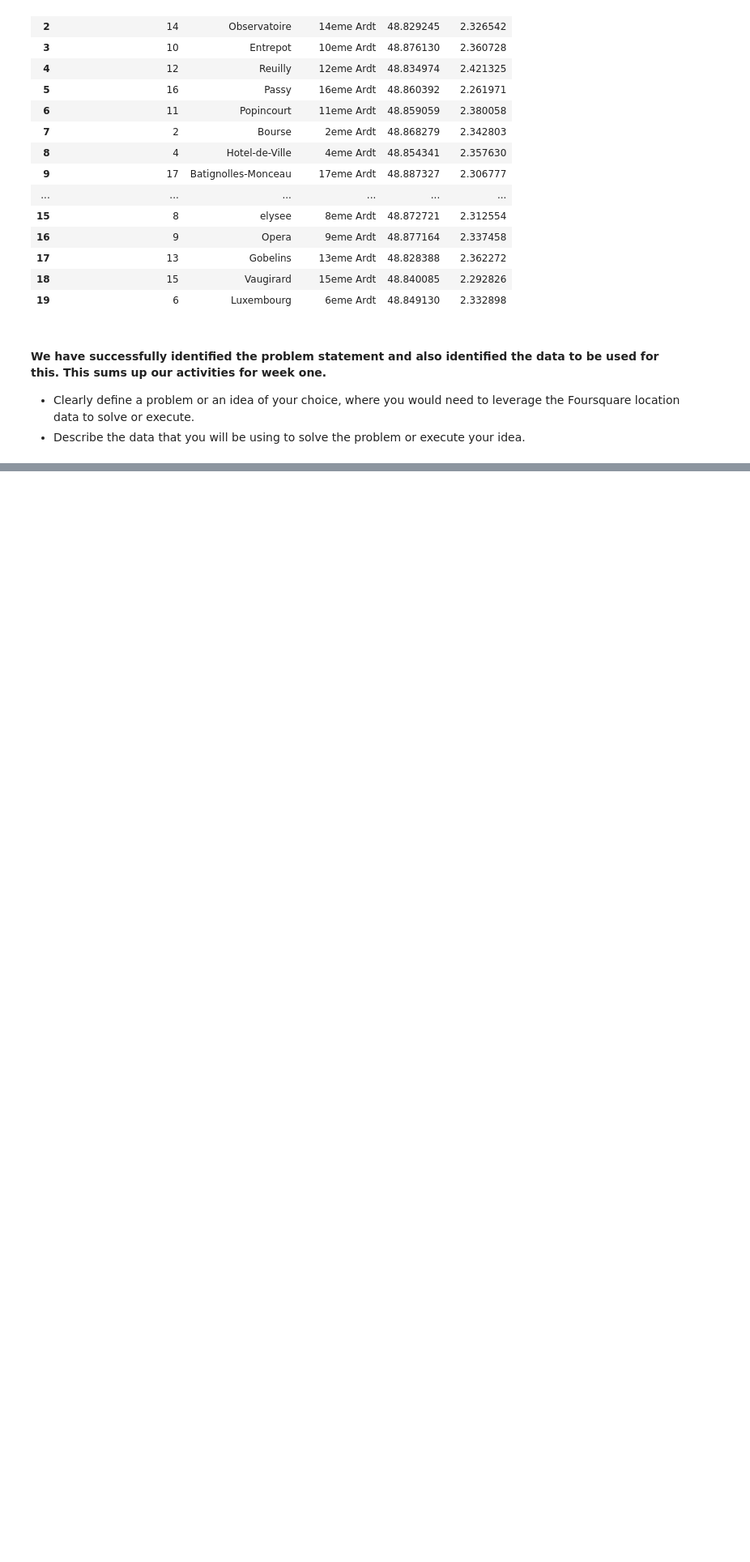
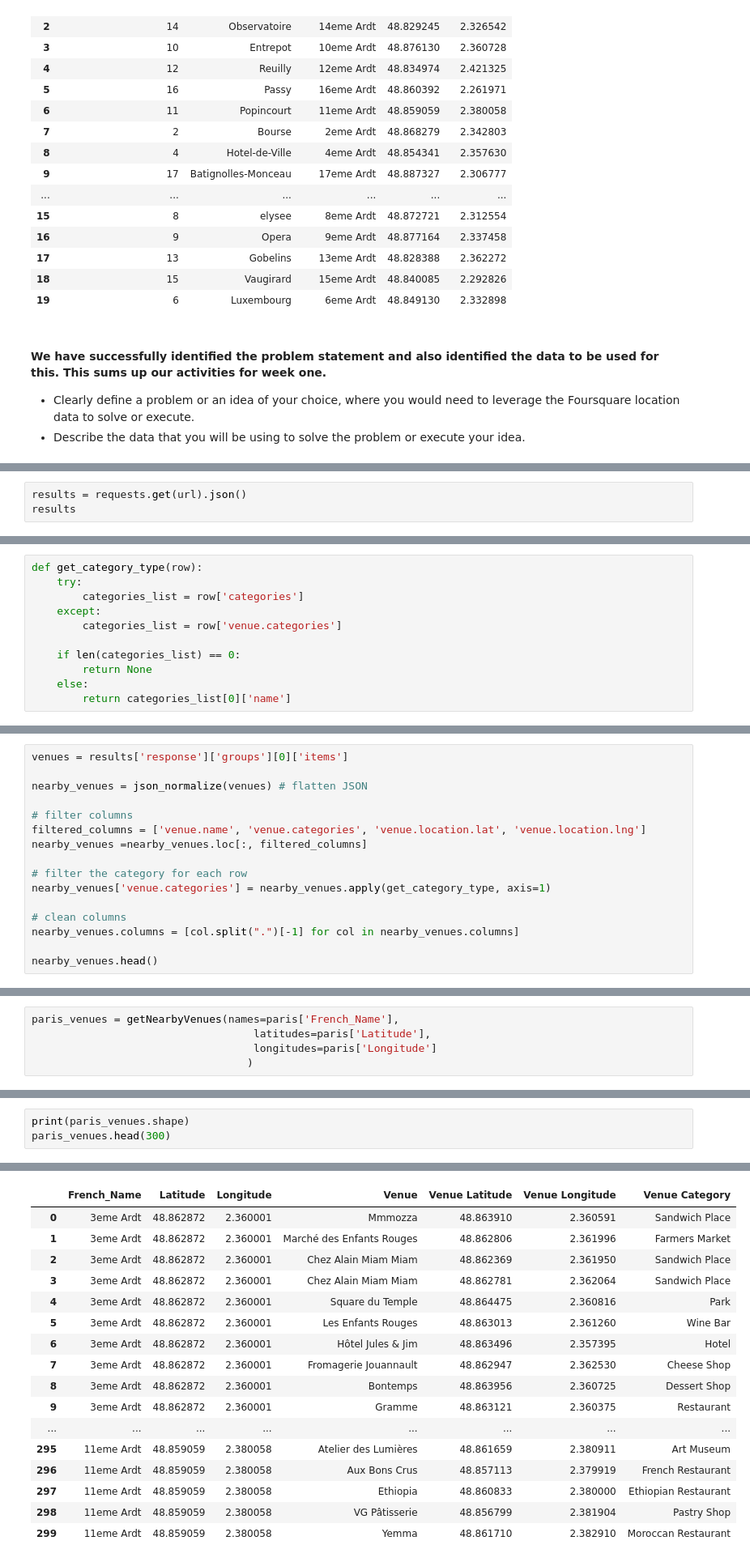
Before and after one commit to olaniyisinet/Coursera_Capstone, a Jupyter notebook: Capstone Project-Battle of Neighborhoods.ipynb, the cells around one changed output, grey strips where cells are left out. Shown: that part at 81% size. Saved outputs shown, nothing was run; the diff lists cells and outputs as text; blank space fills up the shorter version.

```diff
--- a/Capstone Project-Battle of Neighborhoods.ipynb
+++ b/Capstone Project-Battle of Neighborhoods.ipynb
@@ -179,0 +296,3 @@ paris
+# %%
+results = requests.get(url).json()
+results
@@ -179,0 +319,11 @@ paris
+# %%
+def get_category_type(row):
+    try:
+        categories_list = row['categories']
+    except:
+        categories_list = row['venue.categories']
+
+    if len(categories_list) == 0:
+        return None
+    else:
+        return categories_list[0]['name']
@@ -179,0 +332,16 @@ paris
+# %%
+venues = results['response']['groups'][0]['items']
+
+nearby_venues = json_normalize(venues) # flatten JSON
+
+# filter columns
+filtered_columns = ['venue.name', 'venue.categories', 'venue.location.lat', 'venue.location.lng']
+nearby_venues =nearby_venues.loc[:, filtered_columns]
+
+# filter the category for each row
+nearby_venues['venue.categories'] = nearby_venues.apply(get_category_type, axis=1)
+
+# clean columns
+nearby_venues.columns = [col.split(".")[-1] for col in nearby_venues.columns]
+
+nearby_venues.head()
@@ -179,0 +397,5 @@ paris
+# %%
+paris_venues = getNearbyVenues(names=paris['French_Name'],
+                                   latitudes=paris['Latitude'],
+                                   longitudes=paris['Longitude']
+                                  )
@@ -179,0 +423,4 @@ paris
+# %%
+print(paris_venues.shape)
+paris_venues.head(300)
+# %% [output]
@@ -179,0 +428,17 @@ paris
+|  | French_Name | Latitude | Longitude | Venue | Venue Latitude | Venue Longitude | Venue Category |
+| 0 | 3eme Ardt | 48.862872 | 2.360001 | Mmmozza | 48.863910 | 2.360591 | Sandwich Place |
+| 1 | 3eme Ardt | 48.862872 | 2.360001 | Marché des Enfants Rouges | 48.862806 | 2.361996 | Farmers Market |
+| 2 | 3eme Ardt | 48.862872 | 2.360001 | Chez Alain Miam Miam | 48.862369 | 2.361950 | Sandwich Place |
+| 3 | 3eme Ardt | 48.862872 | 2.360001 | Chez Alain Miam Miam | 48.862781 | 2.362064 | Sandwich Place |
+| 4 | 3eme Ardt | 48.862872 | 2.360001 | Square du Temple | 48.864475 | 2.360816 | Park |
+| 5 | 3eme Ardt | 48.862872 | 2.360001 | Les Enfants Rouges | 48.863013 | 2.361260 | Wine Bar |
+| 6 | 3eme Ardt | 48.862872 | 2.360001 | Hôtel Jules & Jim | 48.863496 | 2.357395 | Hotel |
+| 7 | 3eme Ardt | 48.862872 | 2.360001 | Fromagerie Jouannault | 48.862947 | 2.362530 | Cheese Shop |
+| 8 | 3eme Ardt | 48.862872 | 2.360001 | Bontemps | 48.863956 | 2.360725 | Dessert Shop |
+| 9 | 3eme Ardt | 48.862872 | 2.360001 | Gramme | 48.863121 | 2.360375 | Restaurant |
+| ... | ... | ... | ... | ... | ... | ... | ... |
+| 295 | 11eme Ardt | 48.859059 | 2.380058 | Atelier des Lumières | 48.861659 | 2.380911 | Art Museum |
+| 296 | 11eme Ardt | 48.859059 | 2.380058 | Aux Bons Crus | 48.857113 | 2.379919 | French Restaurant |
+| 297 | 11eme Ardt | 48.859059 | 2.380058 | Ethiopia | 48.860833 | 2.380000 | Ethiopian Restaurant |
+| 298 | 11eme Ardt | 48.859059 | 2.380058 | VG Pâtisserie | 48.856799 | 2.381904 | Pastry Shop |
+| 299 | 11eme Ardt | 48.859059 | 2.380058 | Yemma | 48.861710 | 2.382910 | Moroccan Restaurant |
```
Also changed, not shown: parts of 37 cells of this notebook.
